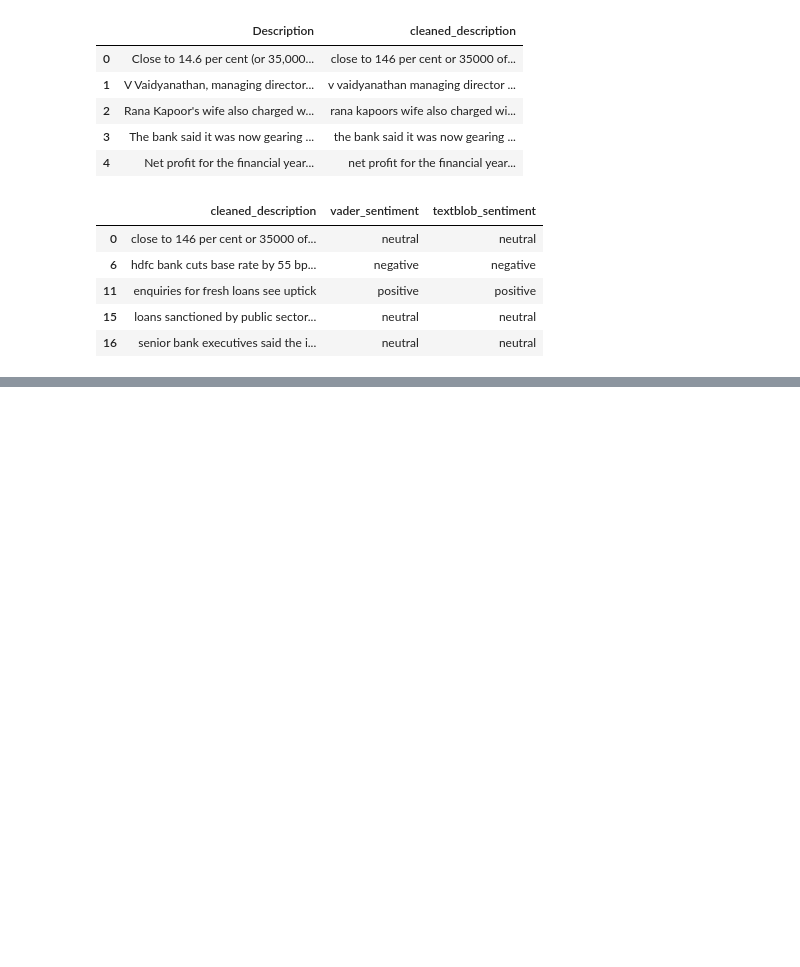
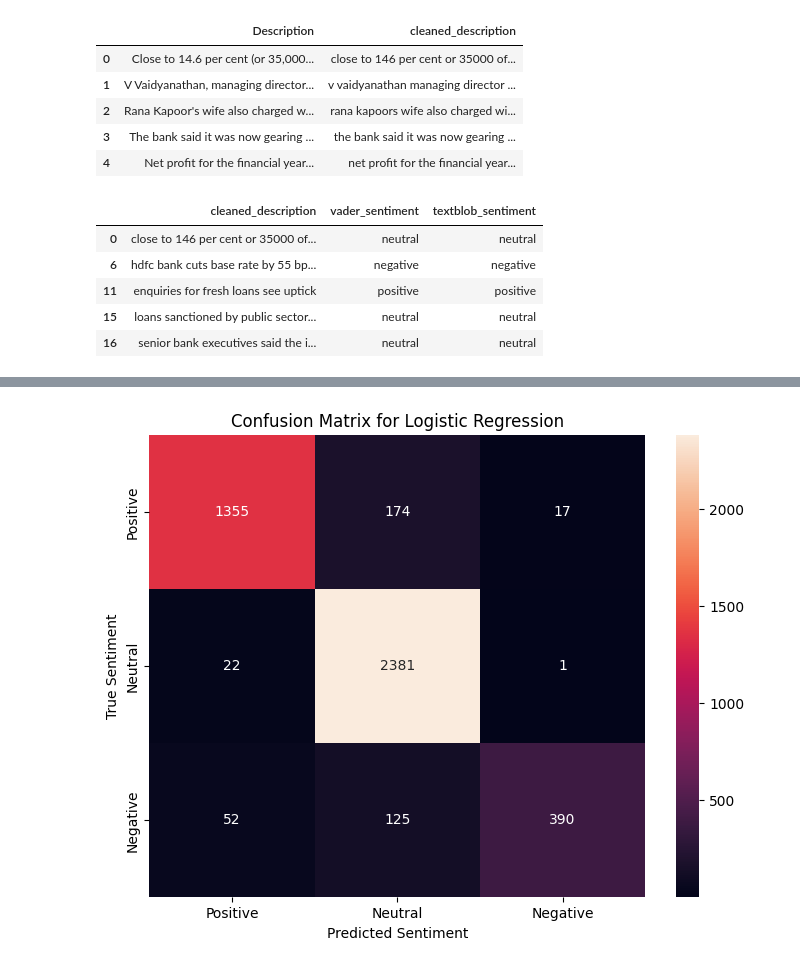
Before and after one commit to Shashank-Girish/FinancialNewsSentimentAnalysis, a Jupyter notebook: ML_Minor_FinNews.ipynb, the cells around one changed output, grey strips where cells are left out. Saved outputs shown, nothing was run; the diff lists cells and outputs as text; code cells hidden in the pictures; blank space fills up the shorter version.

```diff
--- a/ML_Minor_FinNews.ipynb
+++ b/ML_Minor_FinNews.ipynb
@@ -115,0 +230,9 @@ df[['cleaned_description', 'vader_sentiment', 'textblob_sentiment']].head()
+# %%
+# Train Logistic Regression classifier
+lr_classifier = LogisticRegression(max_iter=200)
+lr_classifier.fit(X_train, y_train)
+
+# Predict on the test set and evaluate
+y_pred_lr = lr_classifier.predict(X_test)
+print("Logistic Regression Accuracy:", accuracy_score(y_test, y_pred_lr))
+print("Classification Report:\n", classification_report(y_test, y_pred_lr))
@@ -115,0 +305,13 @@ df[['cleaned_description', 'vader_sentiment', 'textblob_sentiment']].head()
+# %%
+
+cm = confusion_matrix(y_test, y_pred_lr, labels=['positive', 'neutral', 'negative'])
+
+# Visualize the confusion matrix
+plt.figure(figsize=(8, 6))
+sns.heatmap(cm, annot=True, fmt='d', xticklabels=['Positive', 'Neutral', 'Negative'], yticklabels=['Positive', 'Neutral', 'Negative'])
+plt.xlabel('Predicted Sentiment')
+plt.ylabel('True Sentiment')
+plt.title('Confusion Matrix for Logistic Regression')
+plt.show()
+# %% [output]
+[figure, added]
```
Also changed, not shown: parts of 17 cells of this notebook.
